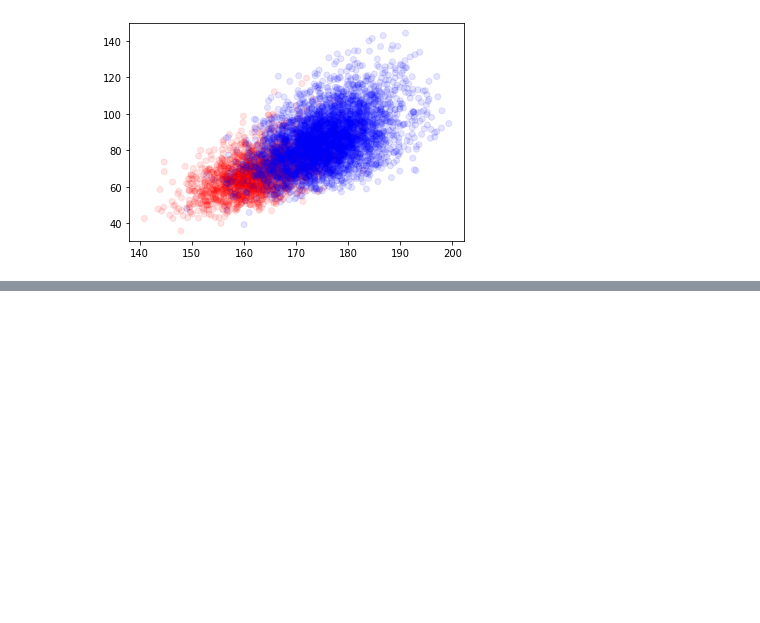
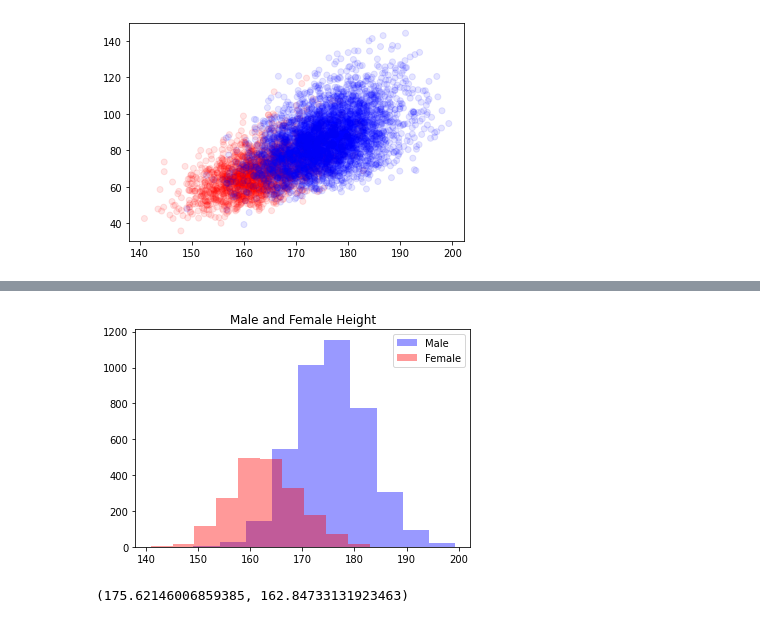
Before and after one commit to A-Yaghoubian/PyLearn7, a Jupyter notebook: Machine_Learning/Assignment_42/ANSUR ll.ipynb, the cells around one changed output, grey strips where cells are left out. Drawn from its saved outputs; the diff is of its cells as text; code cells hidden in the pictures; blank space fills up the shorter version.

```diff
--- a/Machine_Learning/Assignment_42/ANSUR ll.ipynb
+++ b/Machine_Learning/Assignment_42/ANSUR ll.ipynb
@@ -103,0 +122,16 @@ plt.show()
+# %%
+height_male = data.query("Gender == 1")["stature"]
+height_female = data.query("Gender == 0")["stature"]
+
+plt.hist(height_male, color='b', alpha=0.4)
+plt.hist(height_female, color='r', alpha=0.4)
+
+plt.title("Male and Female Height")
+plt.legend(["Male", "Female"])
+plt.show()
+# %% [output]
+[figure, added]
+# %%
+height_male.mean(), height_female.mean()
+# %% [output]
+(175.62146006859385, 162.84733131923463)
```
Also changed, not shown: parts of 29 cells of this notebook, 4 other files.
